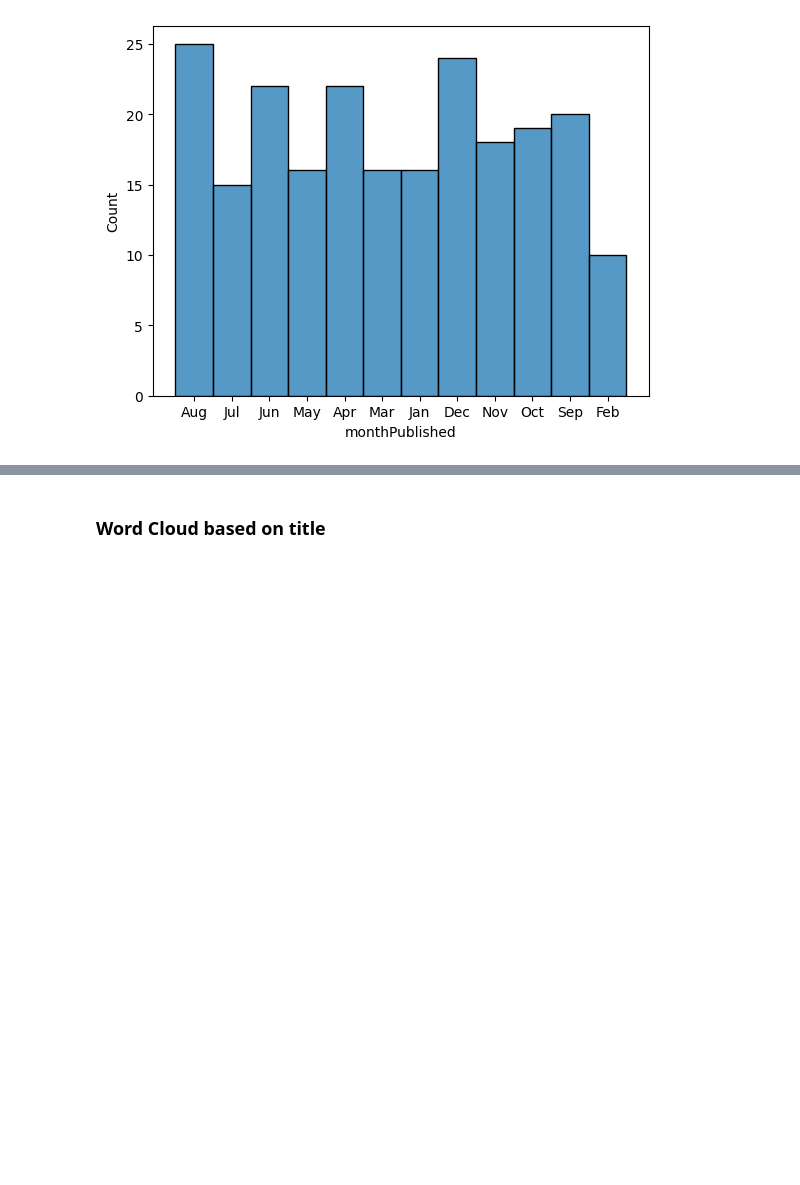
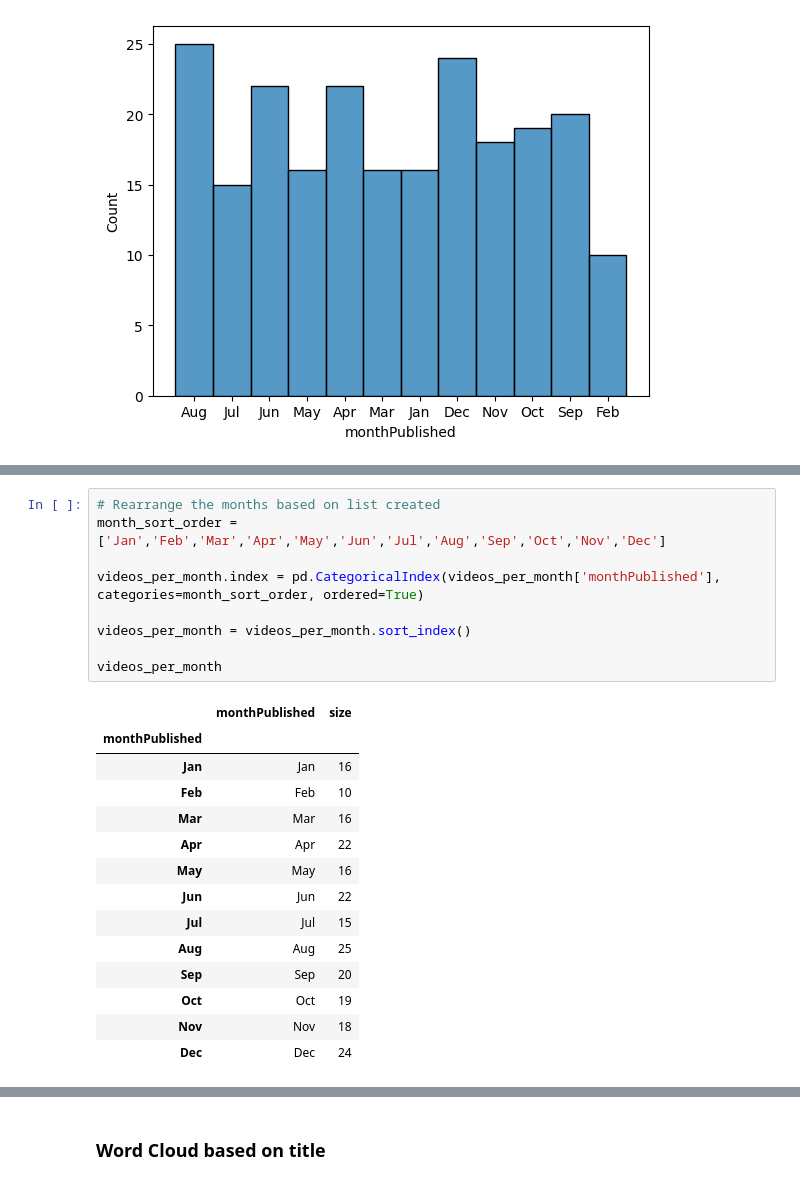
Before and after one commit to WackyChomp/youtube-analysis, a Jupyter notebook: 2-dataframe/youtube_analysis.ipynb, the cells around one changed output, grey strips where cells are left out. Drawn from its saved outputs; the diff is of its cells as text; blank space fills up the shorter version.

```diff
--- a/2-dataframe/youtube_analysis.ipynb
+++ b/2-dataframe/youtube_analysis.ipynb
@@ -394,0 +414,24 @@ plt.show()
+# %%
+# Rearrange the months based on list created
+month_sort_order = ['Jan','Feb','Mar','Apr','May','Jun','Jul','Aug','Sep','Oct','Nov','Dec']
+
+videos_per_month.index = pd.CategoricalIndex(videos_per_month['monthPublished'], categories=month_sort_order, ordered=True)
+
+videos_per_month = videos_per_month.sort_index()
+
+videos_per_month
+# %% [output]
+|  | monthPublished | size |
+| monthPublished |  |  |
+| Jan | Jan | 16 |
+| Feb | Feb | 10 |
+| Mar | Mar | 16 |
+| Apr | Apr | 22 |
+| May | May | 16 |
+| Jun | Jun | 22 |
+| Jul | Jul | 15 |
+| Aug | Aug | 25 |
+| Sep | Sep | 20 |
+| Oct | Oct | 19 |
+| Nov | Nov | 18 |
+| Dec | Dec | 24 |
```
Also changed, not shown: parts of 5 cells of this notebook, 1 other file.
